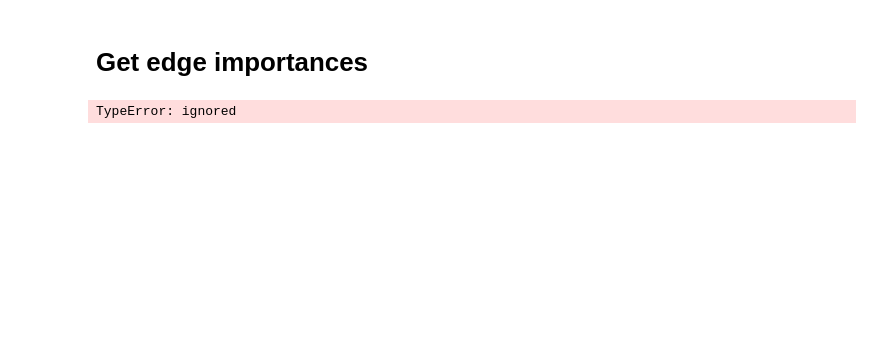
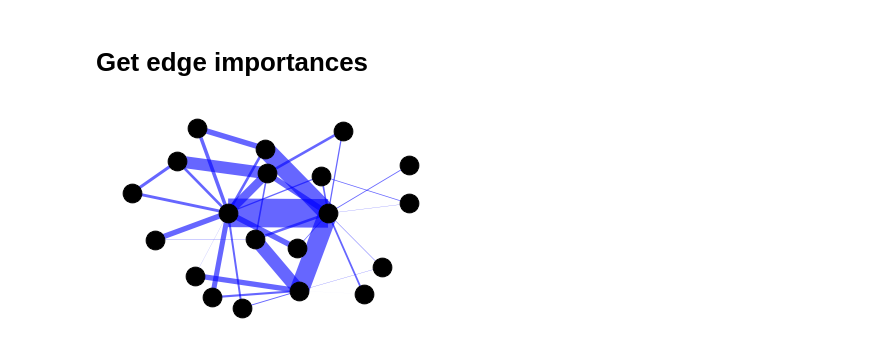
Before and after one commit to paulamartingonzalez/GNN-expl, a Jupyter notebook: Captum.ipynb, the cells around one changed output. Cells and saved outputs as stored; diff of their text form; code cells hidden in the pictures; blank space fills up the shorter version.

```diff
--- a/Captum.ipynb
+++ b/Captum.ipynb
@@ -140,7 +141,2 @@ p.set_ylabel("Mean importance", fontsize=18);
 # %% [markdown]
 # Get edge importances
-# %%
-ig = IntegratedGradients(partial(model, batched_graph,in_feat=batched_graph.ndata['h_n'].float()))
-mask = ig.attribute(edge_weight, target=0, internal_batch_size=5, n_steps=50)
-# %% [output]
-TypeError: ignored
@@ -146,0 +152,35 @@ TypeError: ignored
+# %%
+npmsk = mask.detach().numpy()
+nx_G = G.to_networkx().to_undirected()
+# Kamada-Kawaii layout usually looks pretty for arbitrary graphs
+pos = nx.kamada_kawai_layout(nx_G)
+
+count =0
+for u,v,d in nx_G.edges(data=True):
+    d['weight'] = npmsk[count]
+    count = count+1
+# %%
+
+widths = nx.get_edge_attributes(nx_G, 'weight')
+nodelist = nx_G.nodes()
+# %%
+widths.values()
+widths.update({n: 10000 *widths[n] for n in widths.keys()})
+# %%
+
+
+nx.draw_networkx_nodes(nx_G,pos,
+                       nodelist=nodelist,
+                       node_size=350,
+                       node_color='black',
+                       alpha=1)
+nx.draw_networkx_edges(nx_G,pos,
+                       edgelist = widths.keys(),
+                       width=list(widths.values()),
+                       edge_color='blue',
+                       alpha=0.6)
+
+plt.box(False)
+plt.show()
+# %% [output]
+[figure, added]
```
Also changed, not shown: parts of 16 cells of this notebook.
